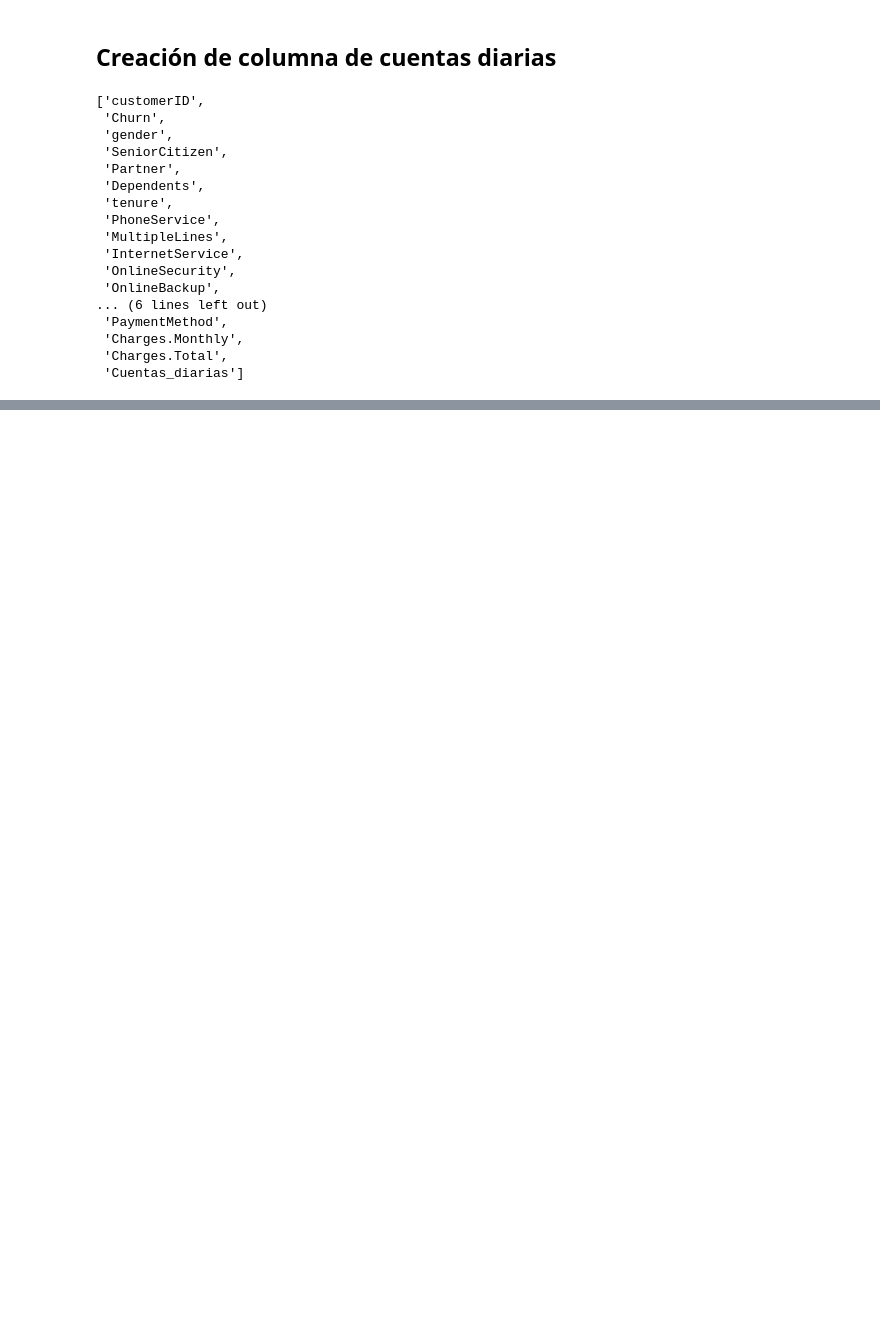
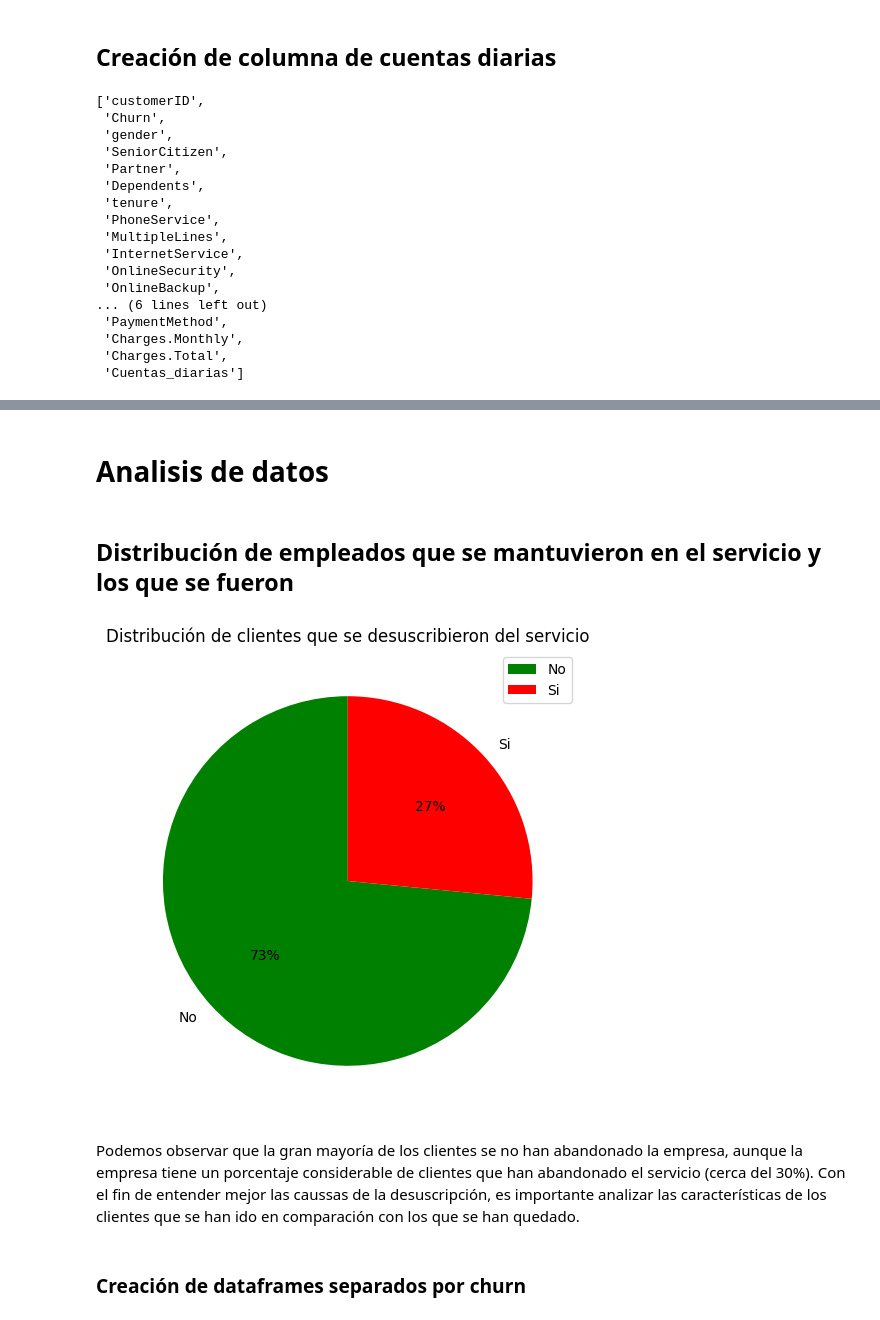
Before and after one commit to ErikGzz03TEC/Challenge_Telecom_X, a Jupyter notebook: Challenge_Telecom.ipynb, the cells around one changed output, grey strips where cells are left out. Cells and saved outputs as stored; diff of their text form; code cells hidden in the pictures; blank space fills up the shorter version.

Commit message:
Creacion de graficos demograficos sobre los clientes

```diff
--- a/Challenge_Telecom.ipynb
+++ b/Challenge_Telecom.ipynb
@@ -242,0 +261,20 @@ df
+# %% [markdown]
+# Analisis de datos
+# %% [markdown]
+## Distribución de empleados que se mantuvieron en el servicio y los que se fueron
+# %%
+colors_pie = {'Si': 'red',
+              'No': 'green'}
+fig, ax = plt.subplots(figsize=(16, 6))
+counts = df['Churn'].value_counts()
+colors = [colors_pie[label] for label in counts.index]
+wedges, texts, autotexts = ax.pie(counts, labels=counts.index, autopct='%1.0f%%', startangle=90, colors=colors)
+ax.set_title('Distribución de clientes que se desuscribieron del servicio')
+ax.legend(wedges, counts.index, loc='upper right')
+plt.show()
+# %% [output]
+[figure, added]
+# %% [markdown]
+Podemos observar que la gran mayoría de los clientes se no han abandonado la empresa, aunque la empresa tiene un porcentaje considerable de clientes que han abandonado el servicio (cerca del 30%). Con el fin de entender mejor las caussas de la desuscripción, es importante analizar las características de los clientes que se han ido en comparación con los que se han quedado.
+# %% [markdown]
+### Creación de dataframes separados por churn
```
Also changed, not shown: parts of 15 cells of this notebook.
